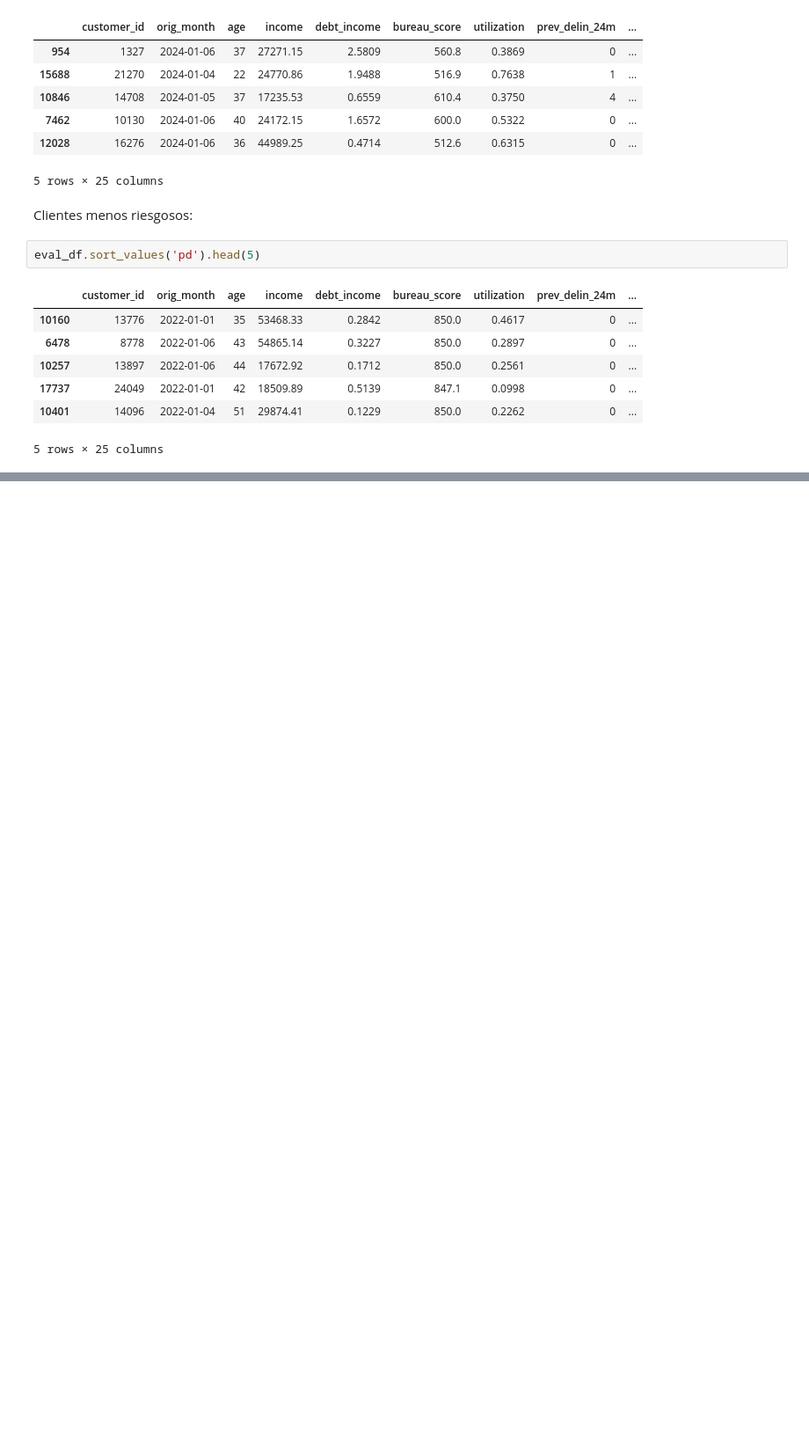
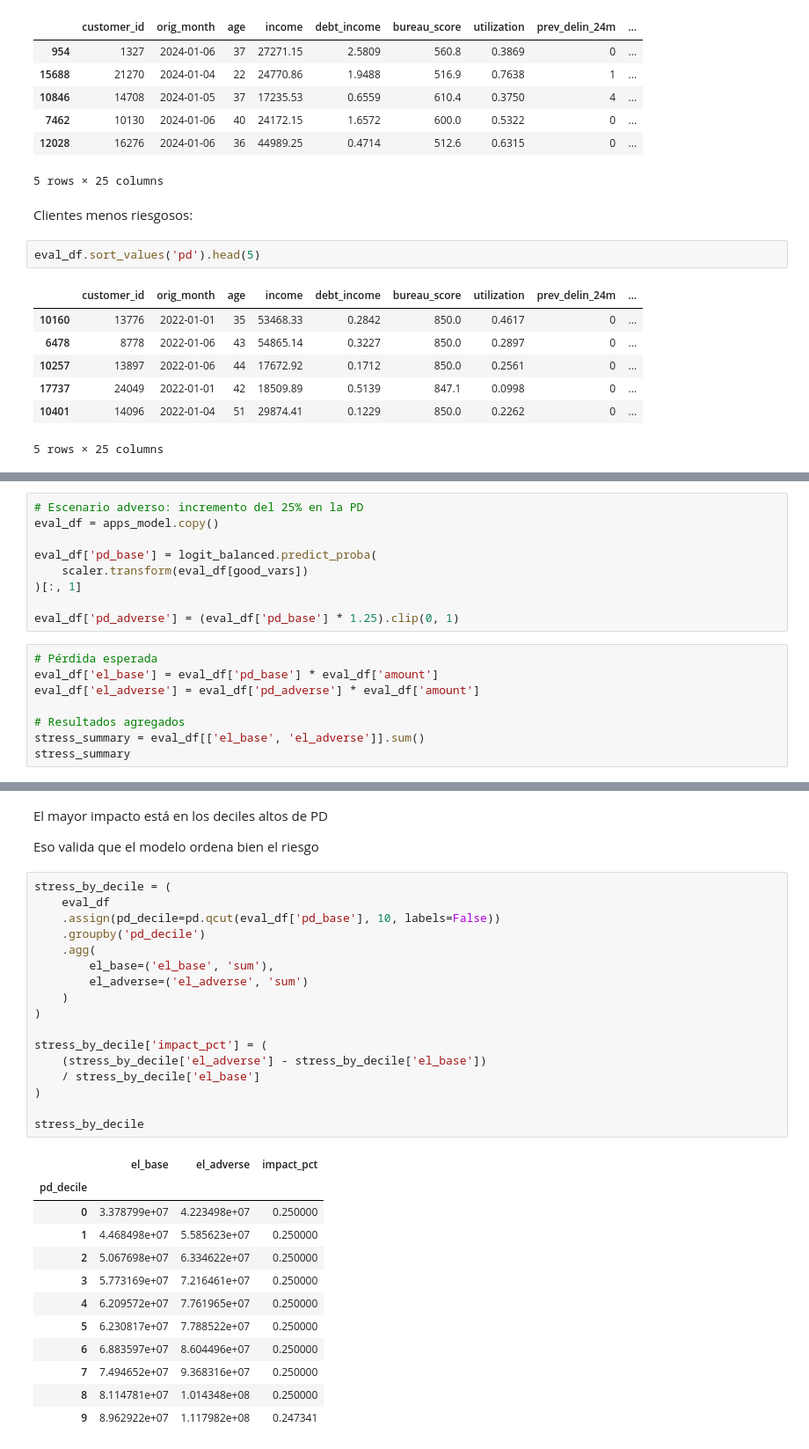
Before and after one commit to lioact/Prueba-Monex, a Jupyter notebook: 02 Incumplimento.ipynb, the cells around one changed output, grey strips where cells are left out. Shown at 88% size. Cells and saved outputs as stored; diff of their text form; blank space fills up the shorter version.

Commit message:
Stress test

```diff
--- a/02 Incumplimento.ipynb
+++ b/02 Incumplimento.ipynb
@@ -848,0 +851,17 @@ eval_df.sort_values('pd').head(5)
+# %%
+# Escenario adverso: incremento del 25% en la PD
+eval_df = apps_model.copy()
+
+eval_df['pd_base'] = logit_balanced.predict_proba(
+    scaler.transform(eval_df[good_vars])
+)[:, 1]
+
+eval_df['pd_adverse'] = (eval_df['pd_base'] * 1.25).clip(0, 1)
+# %%
+# Pérdida esperada
+eval_df['el_base'] = eval_df['pd_base'] * eval_df['amount']
+eval_df['el_adverse'] = eval_df['pd_adverse'] * eval_df['amount']
+
+# Resultados agregados
+stress_summary = eval_df[['el_base', 'el_adverse']].sum()
+stress_summary
@@ -848,0 +881,34 @@ eval_df.sort_values('pd').head(5)
+# %% [markdown]
+El mayor impacto está en los deciles altos de PD
+
+Eso valida que el modelo ordena bien el riesgo
+# %%
+stress_by_decile = (
+    eval_df
+    .assign(pd_decile=pd.qcut(eval_df['pd_base'], 10, labels=False))
+    .groupby('pd_decile')
+    .agg(
+        el_base=('el_base', 'sum'),
+        el_adverse=('el_adverse', 'sum')
+    )
+)
+
+stress_by_decile['impact_pct'] = (
+    (stress_by_decile['el_adverse'] - stress_by_decile['el_base'])
+    / stress_by_decile['el_base']
+)
+
+stress_by_decile
+# %% [output]
+|  | el_base | el_adverse | impact_pct |
+| pd_decile |  |  |  |
+| 0 | 3.378799e+07 | 4.223498e+07 | 0.250000 |
+| 1 | 4.468498e+07 | 5.585623e+07 | 0.250000 |
+| 2 | 5.067698e+07 | 6.334622e+07 | 0.250000 |
+| 3 | 5.773169e+07 | 7.216461e+07 | 0.250000 |
+| 4 | 6.209572e+07 | 7.761965e+07 | 0.250000 |
+| 5 | 6.230817e+07 | 7.788522e+07 | 0.250000 |
+| 6 | 6.883597e+07 | 8.604496e+07 | 0.250000 |
+| 7 | 7.494652e+07 | 9.368316e+07 | 0.250000 |
+| 8 | 8.114781e+07 | 1.014348e+08 | 0.250000 |
+| 9 | 8.962922e+07 | 1.117982e+08 | 0.247341 |
```
Also changed, not shown: parts of 4 cells of this notebook.
